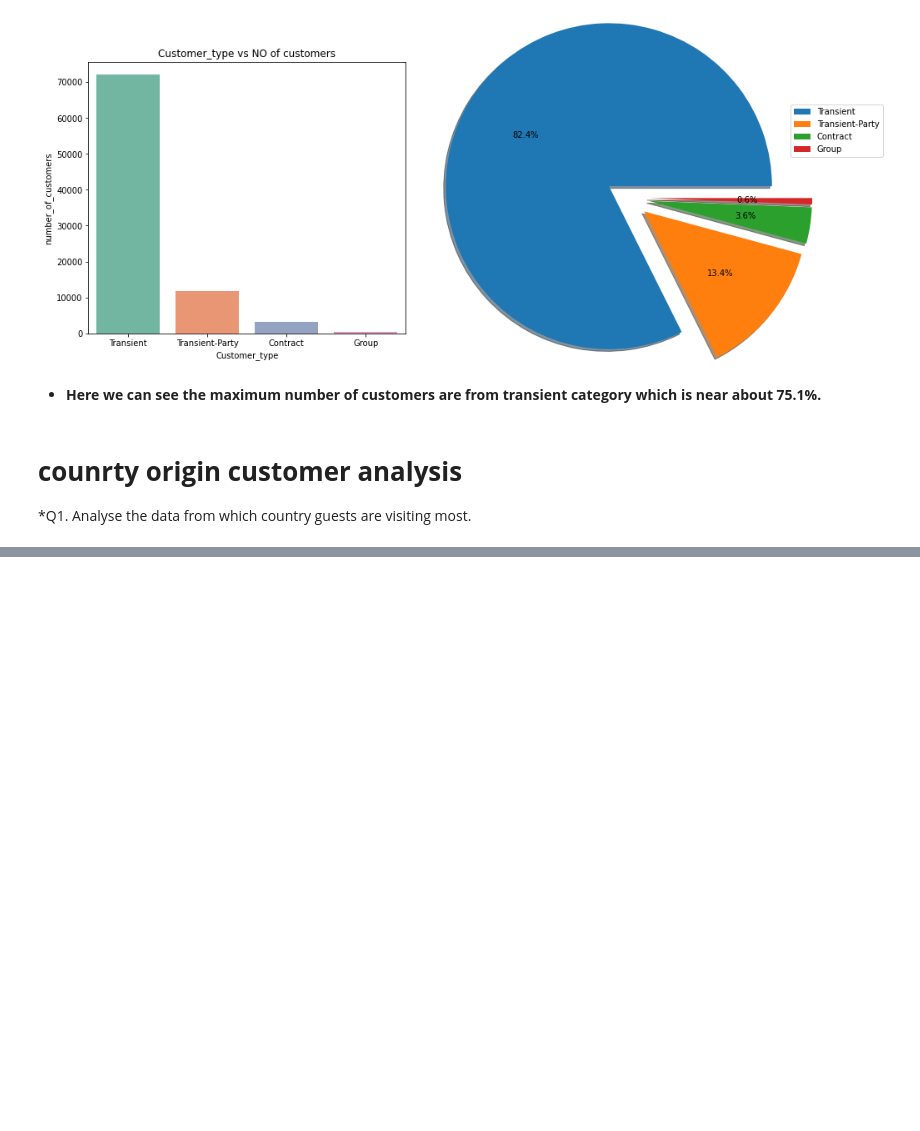
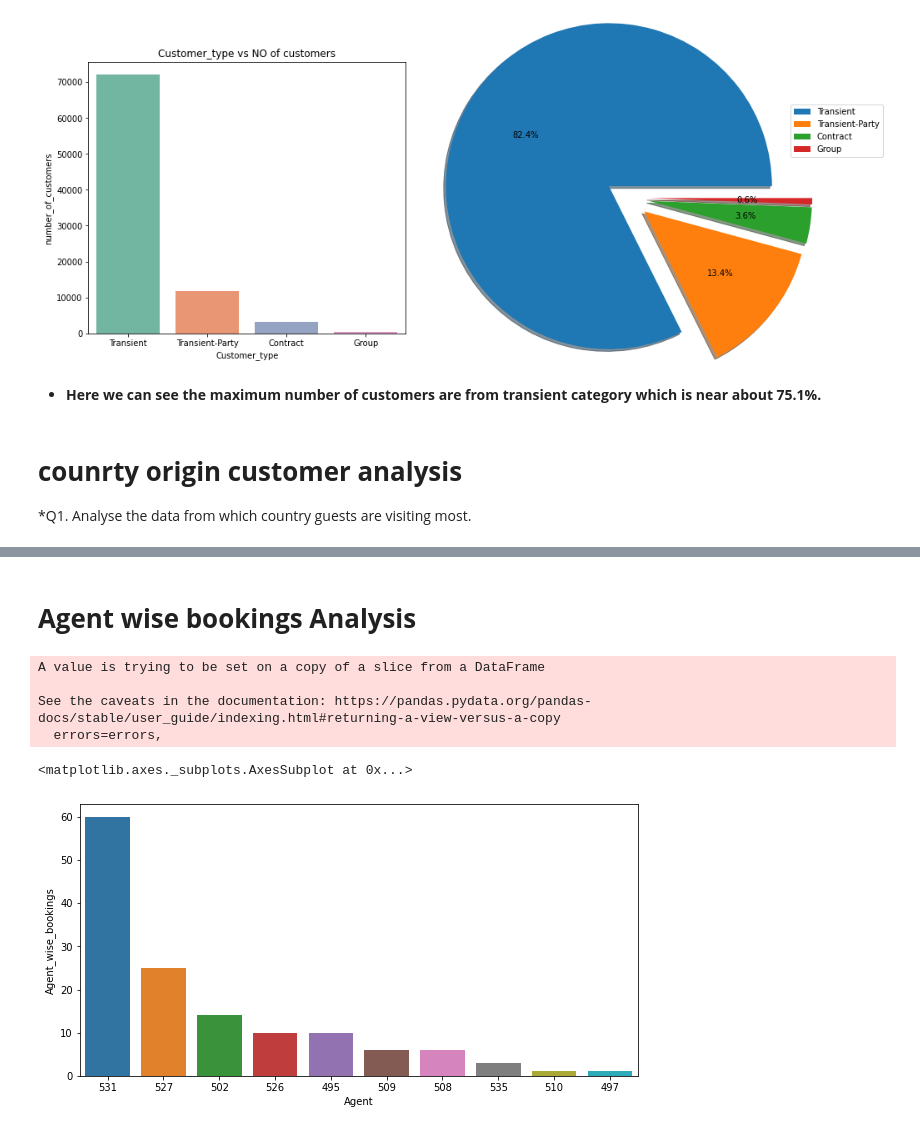
Before and after one commit to shyamsgadekar/EDA_HOTEL_BOOKING_ANALYSIS, a Jupyter notebook: Hotel_Booking_Analysis_SHYAM_GADEKAR_Capstone_Project.ipynb, the cells around one changed output, grey strips where cells are left out. Saved outputs shown, nothing was run; the diff lists cells and outputs as text; code cells hidden in the pictures; blank space fills up the shorter version.

```diff
--- a/Hotel_Booking_Analysis_SHYAM_GADEKAR_Capstone_Project.ipynb
+++ b/Hotel_Booking_Analysis_SHYAM_GADEKAR_Capstone_Project.ipynb
@@ -728,0 +800,19 @@ plt.show()
+# %% [markdown]
+# **Agent wise bookings Analysis**
+# %%
+#Remove company data where company is not associated with hotel
+df_hotel.drop(df_hotel[(df_hotel['agent'] == 0)].index, inplace=True)
+#Find count of each agent to predict which agent has given maximum business which can be considered while providing commission to agent.
+df_Agent = df_hotel['agent'].value_counts().reset_index().rename(columns = {'index':'Agent','agent':'Agent_wise_bookings'}).sort_values(by = 'Agent_wise_bookings', ascending = False)
+df_Agent = df_Agent.nlargest(10, ['Agent']) # Find top 5 agents providing maximum business.
+plt.figure(figsize = (10,5))
+#print (df_Agent)
+
+sns.barplot(x = 'Agent', y = 'Agent_wise_bookings', data = df_Agent, order = df_Agent.sort_values('Agent_wise_bookings', ascending = False).Agent)
+# %% [output]
+A value is trying to be set on a copy of a slice from a DataFrame
+
+See the caveats in the documentation: https://pandas.pydata.org/pandas-docs/stable/user_guide/indexing.html#returning-a-view-versus-a-copy
+  errors=errors,
+<matplotlib.axes._subplots.AxesSubplot at 0x...>
+[figure, added]
```
Also changed, not shown: parts of 32 cells of this notebook.
